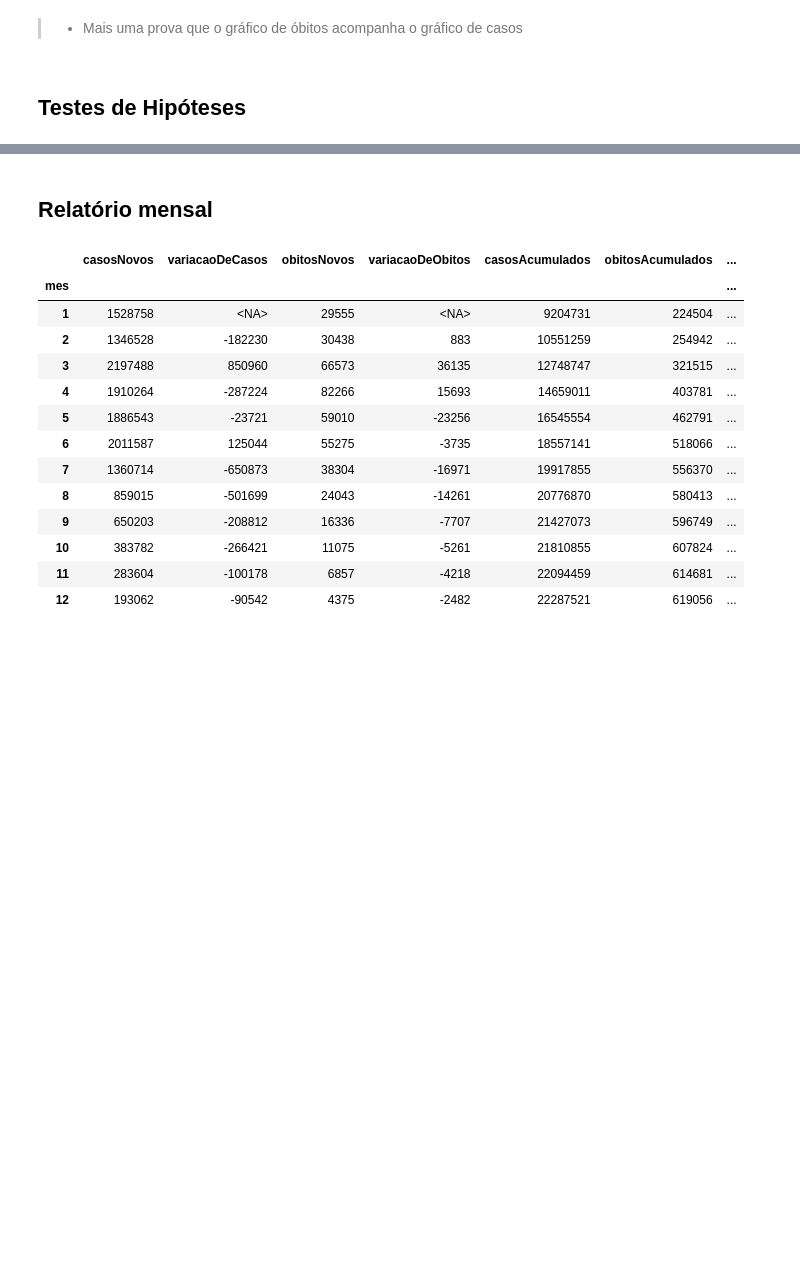
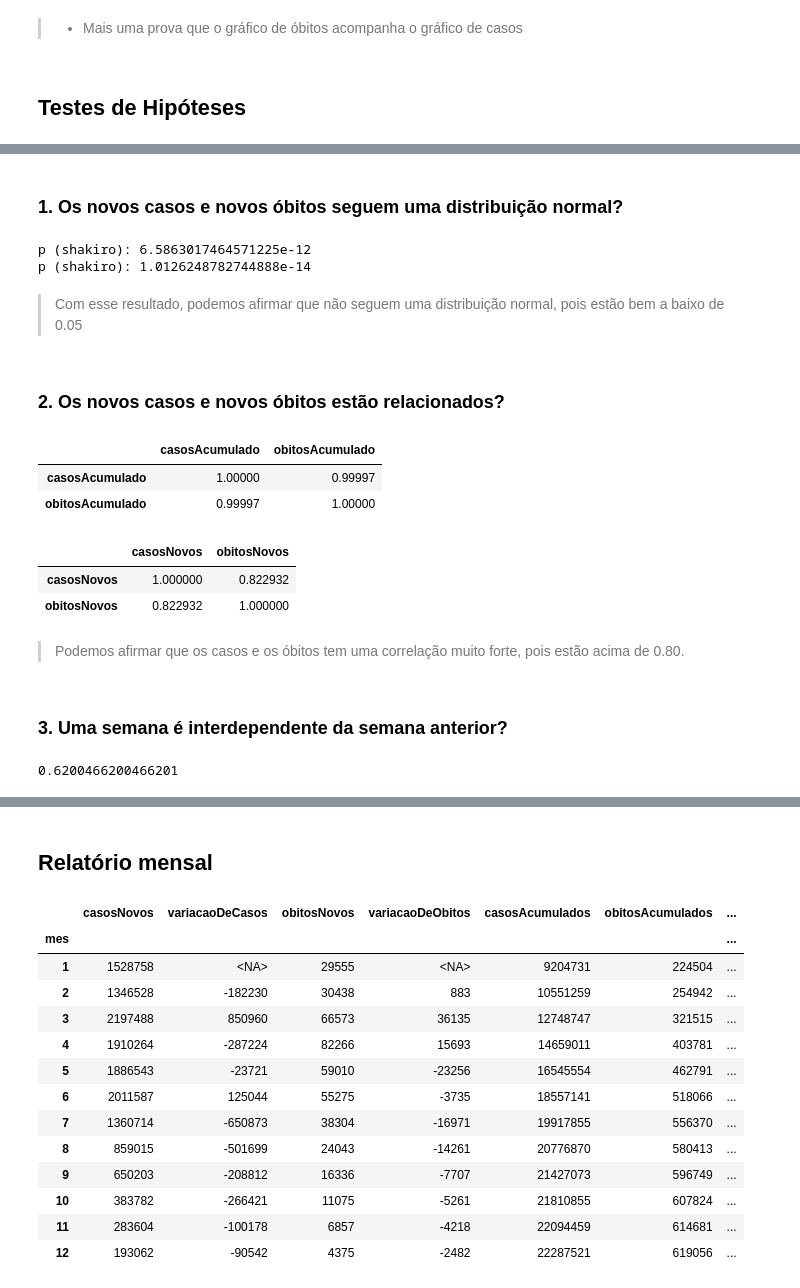
Before and after one commit to VitorMendonca62/covid19-study-in-brazil, a Jupyter notebook: src/analysis_brazil_2021.ipynb, the cells around one changed output, grey strips where cells are left out. Cells and saved outputs as stored; diff of their text form; code cells hidden in the pictures; blank space fills up the shorter version.

```diff
--- a/src/analysis_brazil_2021.ipynb
+++ b/src/analysis_brazil_2021.ipynb
@@ -414,0 +389,38 @@ Vi algo sobre Teste de Correlação de Pearson
+# %% [markdown]
+### 1. Os novos casos e novos óbitos seguem uma distribuição normal?
+# %%
+_, p_cases_shakiro = shapiro(df['casosNovos'])
+_, p_deads_shakiro = shapiro(df['obitosNovos'])
+print(f"p (shakiro): {p_cases_shakiro}")
+print(f"p (shakiro): {p_deads_shakiro}")
+# %% [output]
+p (shakiro): 6.5863017464571225e-12
+p (shakiro): 1.0126248782744888e-14
+# %% [markdown]
+> Com esse resultado, podemos afirmar que não seguem uma distribuição normal, pois estão bem a baixo de 0.05
+# %% [markdown]
+### 2. Os novos casos e novos óbitos estão relacionados?
+# %%
+df_all_cases_and_dead = df.drop(columns=["casosNovos", "Recuperadosnovos","emAcompanhamentoNovos", "data", "obitosNovos", "semanaEpi"] )
+
+display(df_all_cases_and_dead.corr(method='kendall'))
+display(df_cases_and_deads.corr(method='kendall'))
+# %% [output]
+|  | casosAcumulado | obitosAcumulado |
+| casosAcumulado | 1.00000 | 0.99997 |
+| obitosAcumulado | 0.99997 | 1.00000 |
+|  | casosNovos | obitosNovos |
+| casosNovos | 1.000000 | 0.822932 |
+| obitosNovos | 0.822932 | 1.000000 |
+# %% [markdown]
+> Podemos afirmar que os casos e os óbitos tem uma correlação muito forte, pois estão acima de 0.80.
+# %% [markdown]
+### 3. Uma semana é interdependente da semana anterior?
+# %%
+week_20 = df[df['semanaEpi'] == 20]
+week_21 = df[df['semanaEpi'] == 21]
+
+stat, p = mannwhitneyu(week_20["casosNovos"], week_21["casosNovos"])
+p
+# %% [output]
+0.6200466200466201
```
Also changed, not shown: parts of 19 cells of this notebook, 6 other files.
